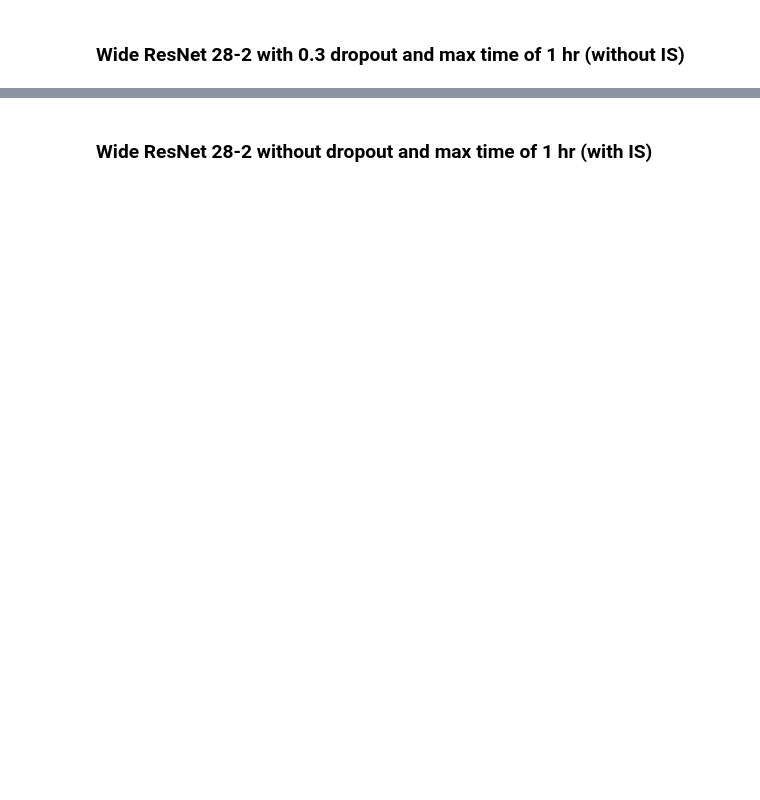
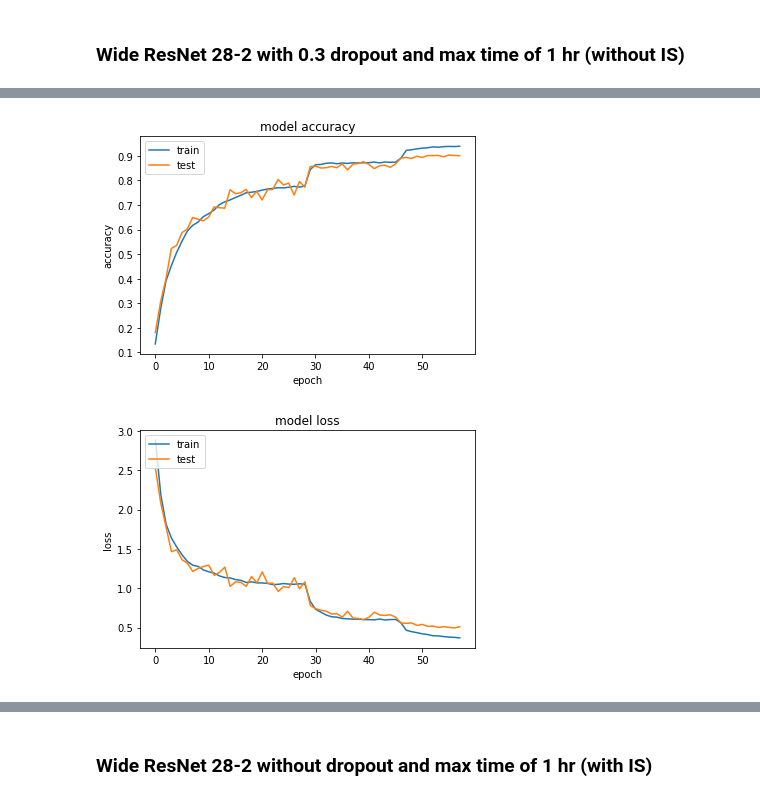
Before and after one commit to amitrege/NNCompress, a Jupyter notebook: Untitled.ipynb, the cells around one changed output, grey strips where cells are left out. Cells and saved outputs as stored; diff of their text form; code cells hidden in the pictures; blank space fills up the shorter version.

```diff
--- a/Untitled.ipynb
+++ b/Untitled.ipynb
@@ -311,0 +383,6 @@ model, history = build_wide_res(args, dset)
+# %%
+# Save model
+save(model, history, 'res-net-28-2-1hr-dropout-noIS', False)
+# %% [output]
+[figure, added]
+[figure, added]
```
Also changed, not shown: parts of 22 cells of this notebook.
